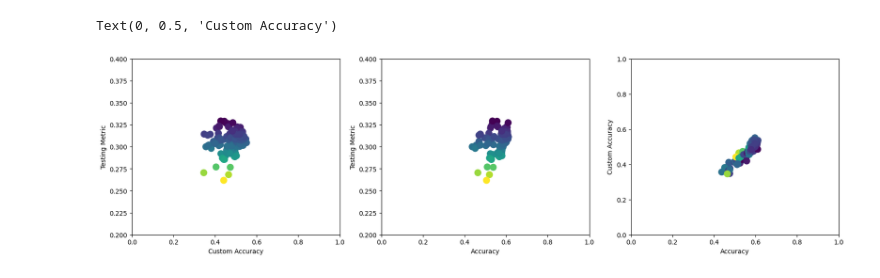
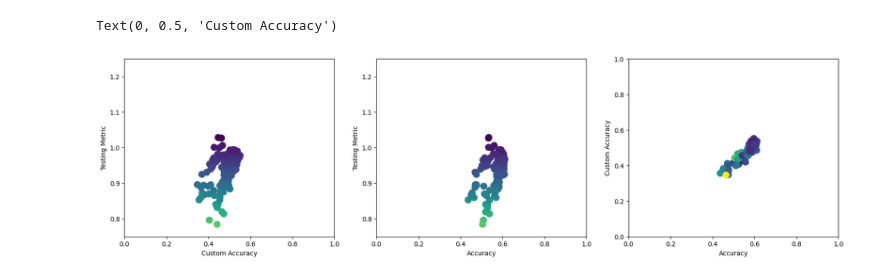
Before and after one commit to ClementPla/PycalcActivation, a Jupyter notebook: notebooks/data_test.ipynb, the cells around one changed output. Cells and saved outputs as stored; diff of their text form; code cells hidden in the pictures.

```diff
--- a/notebooks/data_test.ipynb
+++ b/notebooks/data_test.ipynb
@@ -30,25 +30,25 @@ print(testingMetric)
 # %%
 import matplotlib.pyplot as plt
 
 fig = plt.figure(figsize=(20, 5))
 ax = fig.add_subplot(131)
 #scatter plot accuracy vs customAcc
 plt.scatter(customAcc, 1/testingMetric, c=testingMetric, cmap='viridis', s=100)
-plt.axis([0, 1, 0.2,0.4])
+plt.axis([0, 1, 0.75,1.25])
 plt.xlabel("Custom Accuracy")
 plt.ylabel("Testing Metric")
 
 ax = fig.add_subplot(132)
 plt.scatter(accuracy, 1/testingMetric, c=testingMetric, cmap='viridis', s=100)
-plt.axis([0, 1,0.2,0.4])
+plt.axis([0, 1, 0.75,1.25])
 plt.xlabel("Accuracy")
 plt.ylabel("Testing Metric")
 
 ax = fig.add_subplot(133)
 plt.scatter(accuracy, customAcc, c=testingMetric, cmap='viridis', s=100)
 plt.axis([0, 1,0,1])
 plt.xlabel("Accuracy")
 plt.ylabel("Custom Accuracy")
 # %% [output]
 Text(0, 0.5, 'Custom Accuracy')
-[figure, old version]
+[figure, new version]
```
Also changed, not shown: parts of 1 cell of this notebook, 3 other files.
